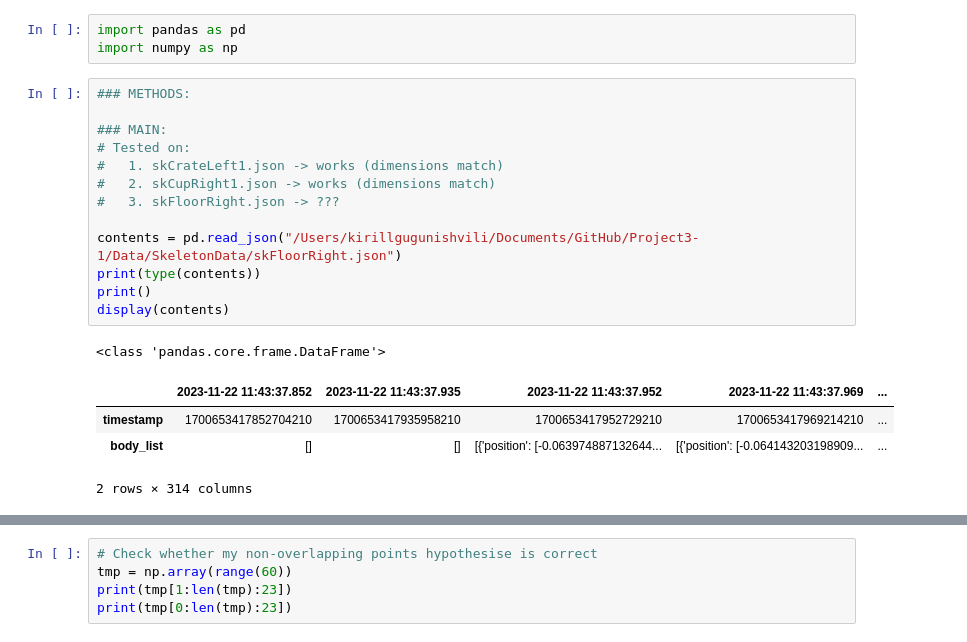
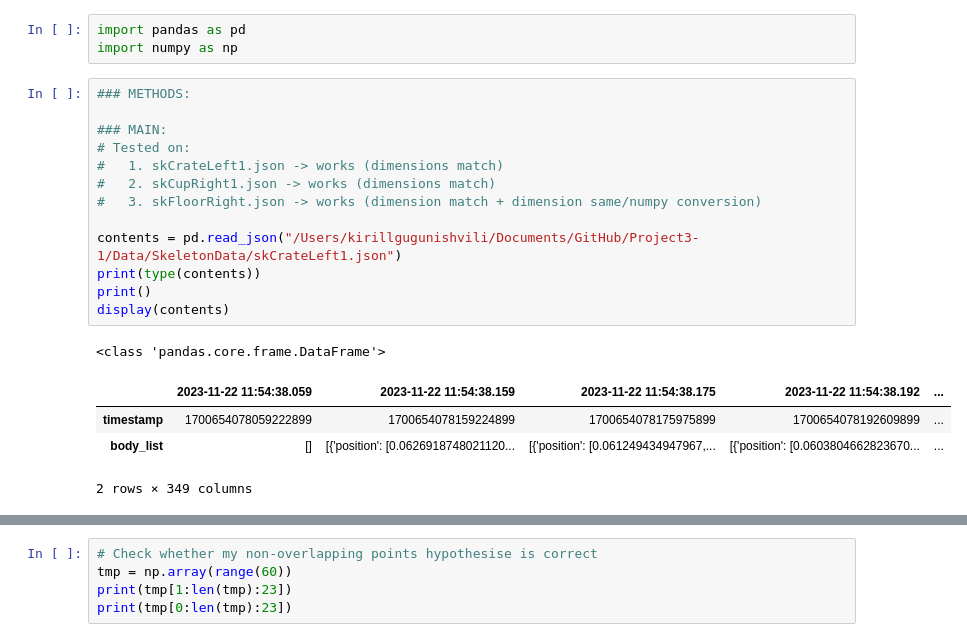
Before and after one commit to VitalijsTickovs/Project3-1, a Jupyter notebook: baselines/autoenc_basic/visual.ipynb, the cells around one changed output, grey strips where cells are left out. Saved outputs shown, nothing was run; the diff lists cells and outputs as text.

```diff
--- a/baselines/autoenc_basic/visual.ipynb
+++ b/baselines/autoenc_basic/visual.ipynb
@@ -4,22 +4,22 @@ import numpy as np
 # %%
 ### METHODS:
 
 ### MAIN:
 # Tested on:
 #   1. skCrateLeft1.json -> works (dimensions match)
 #   2. skCupRight1.json -> works (dimensions match)
-#   3. skFloorRight.json -> ???
+#   3. skFloorRight.json -> works (dimension match + dimension same/numpy conversion)
 
-contents = pd.read_json("/Users/kirillgugunishvili/Documents/GitHub/Project3-1/Data/SkeletonData/skFloorRight.json")
+contents = pd.read_json("/Users/kirillgugunishvili/Documents/GitHub/Project3-1/Data/SkeletonData/skCrateLeft1.json")
 print(type(contents))
 print()
 display(contents)
 # %% [output]
 <class 'pandas.core.frame.DataFrame'>
-|  | 2023-11-22 11:43:37.852 | 2023-11-22 11:43:37.935 | 2023-11-22 11:43:37.952 | 2023-11-22 11:43:37.969 | ... |
-| timestamp | 1700653417852704210 | 1700653417935958210 | 1700653417952729210 | 1700653417969214210 | ... |
-| body_list | [] | [] | [{'position': [-0.063974887132644... | [{'position': [-0.064143203198909... | ... |
+|  | 2023-11-22 11:54:38.059 | 2023-11-22 11:54:38.159 | 2023-11-22 11:54:38.175 | 2023-11-22 11:54:38.192 | ... |
+| timestamp | 1700654078059222899 | 1700654078159224899 | 1700654078175975899 | 1700654078192609899 | ... |
+| body_list | [] | [{'position': [0.0626918748021120... | [{'position': [0.061249434947967,... | [{'position': [0.0603804662823670... | ... |
-2 rows × 314 columns
+2 rows × 349 columns
 # %%
 # Dealing with nanosecond timestamps
 from datetime import datetime, timedelta
```
Also changed, not shown: parts of 6 cells of this notebook.
